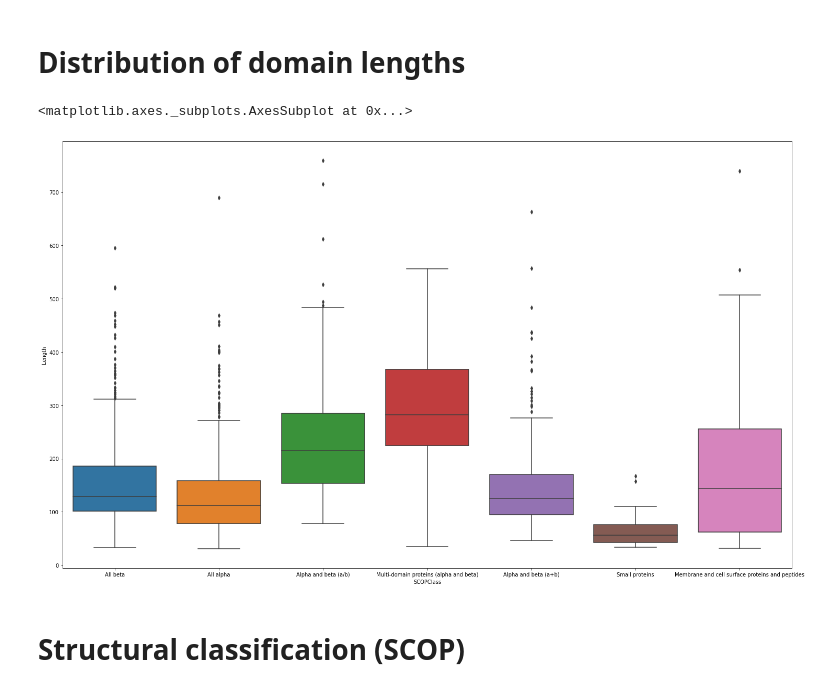
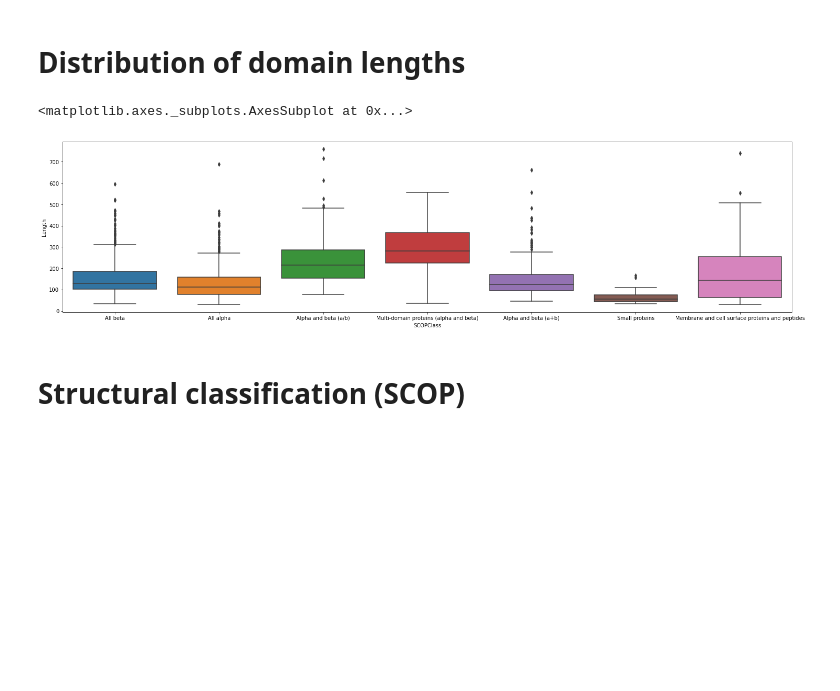
Before and after one commit to ilante/LB-2-project-GOR-vs-SVM, a Jupyter notebook: data_description/training/JpredData.ipynb, the cells around one changed output. Drawn from its saved outputs; the diff is of its cells as text; code cells hidden in the pictures; blank space fills up the shorter version.

```diff
--- a/data_description/training/JpredData.ipynb
+++ b/data_description/training/JpredData.ipynb
@@ -37,11 +25,11 @@ df
 # %% [markdown]
 # Distribution of domain lengths
 # %%
-plt.figure(figsize=(25,15))
+plt.figure(figsize=(25,6))
 sns.boxplot(x = "SCOPClass",y="Length",data =df)
 # %% [output]
 <matplotlib.axes._subplots.AxesSubplot at 0x...>
-[figure, old version]
+[figure, new version]
 # %% [markdown]
 # Structural classification (SCOP)
 # %%
```
Also changed, not shown: parts of 54 cells of this notebook, 5 other files.
